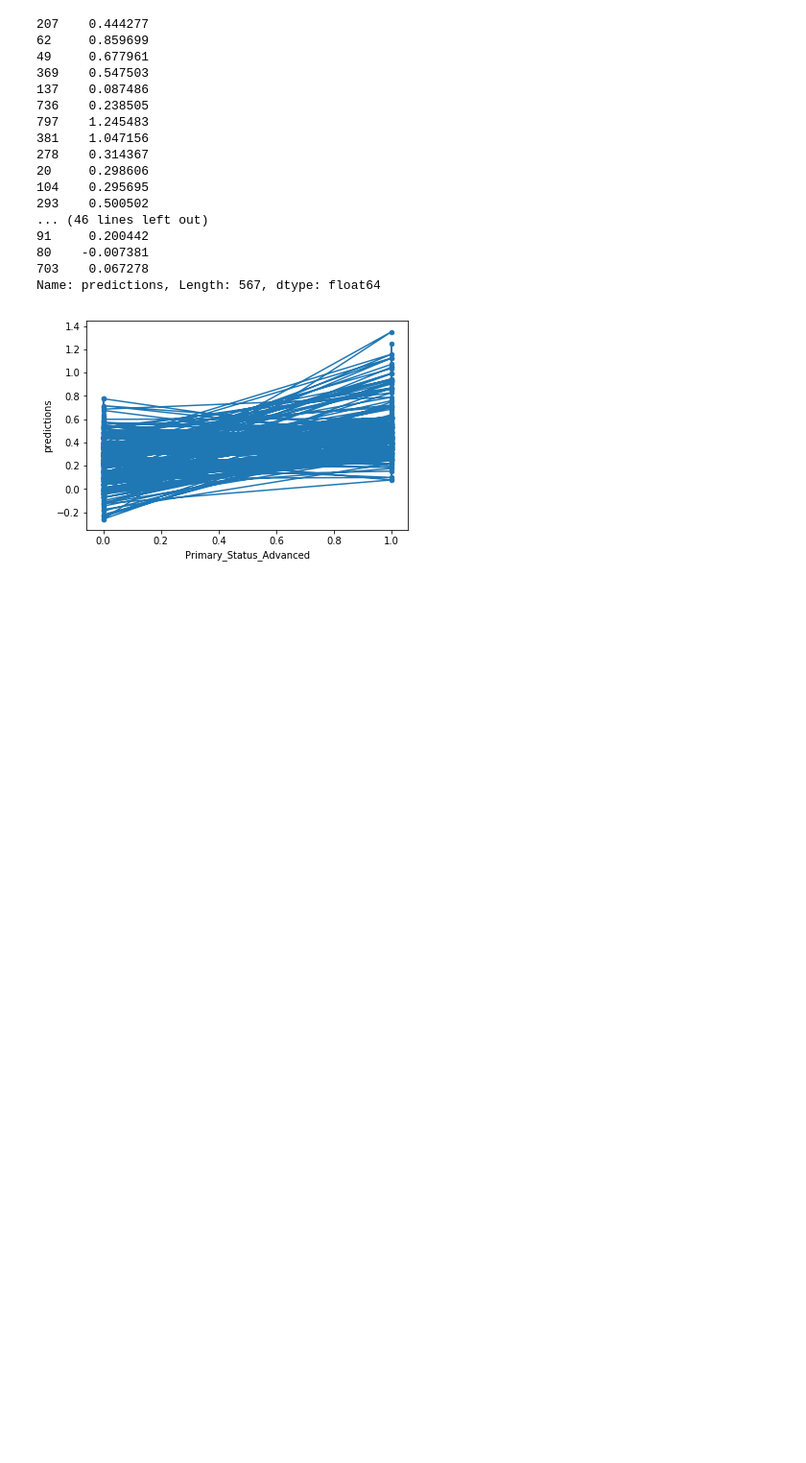
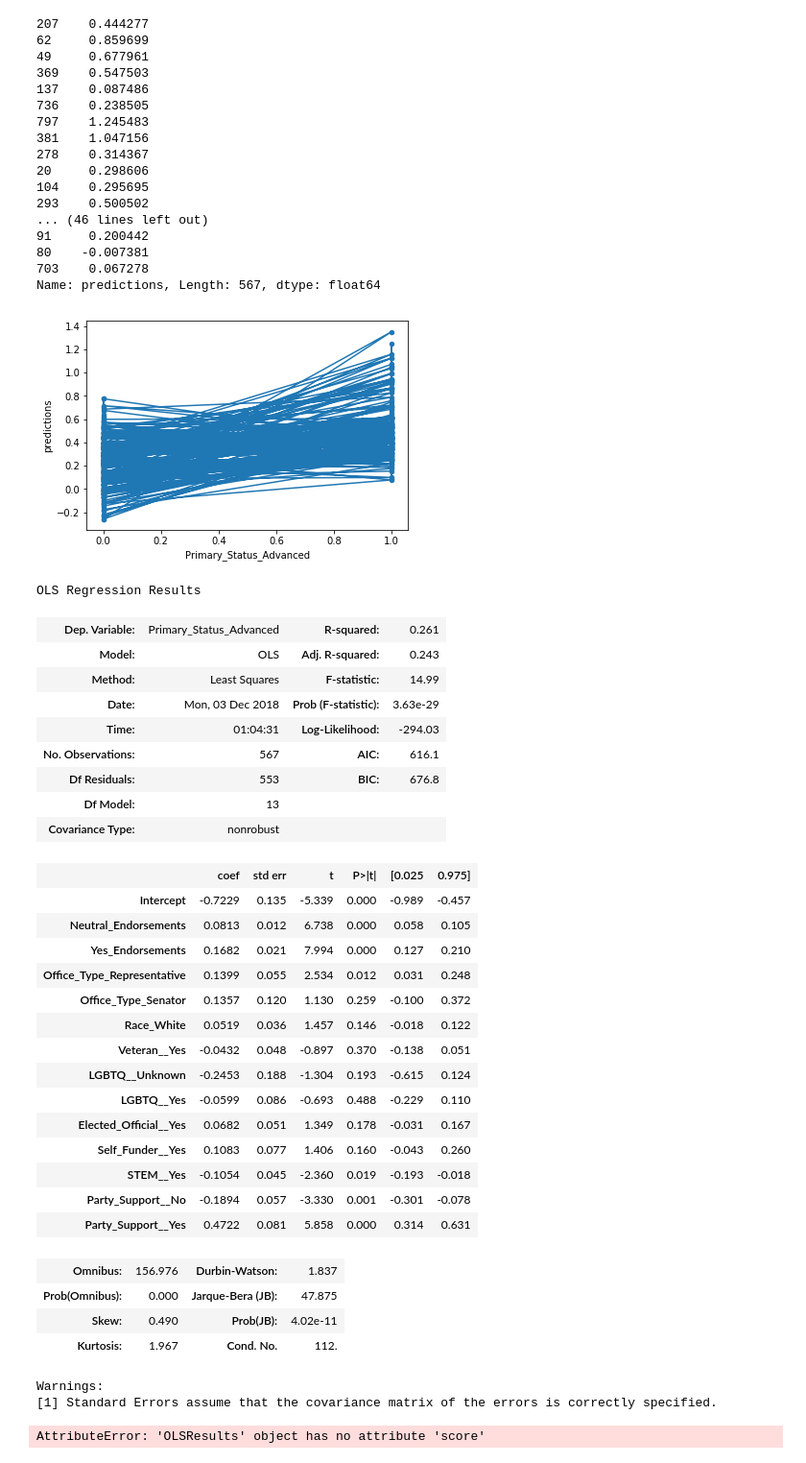
Before and after one commit to shannongatta1/info370finalproject, a Jupyter notebook: Python/julia-selection-2.ipynb, the cells around one changed output. Shown at 96% size. Saved outputs shown, nothing was run; the diff lists cells and outputs as text; code cells hidden in the pictures; blank space fills up the shorter version.

Commit message:
added r squared value to model accuracy and got predictions for test data

```diff
--- a/Python/julia-selection-2.ipynb
+++ b/Python/julia-selection-2.ipynb
@@ -98,0 +101,38 @@ plt.show()
+# %%
+multiple.summary()
+# %% [output]
+OLS Regression Results
+| Dep. Variable: | Primary_Status_Advanced | R-squared: | 0.261 |
+| Model: | OLS | Adj. R-squared: | 0.243 |
+| Method: | Least Squares | F-statistic: | 14.99 |
+| Date: | Mon, 03 Dec 2018 | Prob (F-statistic): | 3.63e-29 |
+| Time: | 01:04:31 | Log-Likelihood: | -294.03 |
+| No. Observations: | 567 | AIC: | 616.1 |
+| Df Residuals: | 553 | BIC: | 676.8 |
+| Df Model: | 13 |  |  |
+| Covariance Type: | nonrobust |  |  |
+|  | coef | std err | t | P>|t| | [0.025 | 0.975] |
+| Intercept | -0.7229 | 0.135 | -5.339 | 0.000 | -0.989 | -0.457 |
+| Neutral_Endorsements | 0.0813 | 0.012 | 6.738 | 0.000 | 0.058 | 0.105 |
+| Yes_Endorsements | 0.1682 | 0.021 | 7.994 | 0.000 | 0.127 | 0.210 |
+| Office_Type_Representative | 0.1399 | 0.055 | 2.534 | 0.012 | 0.031 | 0.248 |
+| Office_Type_Senator | 0.1357 | 0.120 | 1.130 | 0.259 | -0.100 | 0.372 |
+| Race_White | 0.0519 | 0.036 | 1.457 | 0.146 | -0.018 | 0.122 |
+| Veteran__Yes | -0.0432 | 0.048 | -0.897 | 0.370 | -0.138 | 0.051 |
+| LGBTQ__Unknown | -0.2453 | 0.188 | -1.304 | 0.193 | -0.615 | 0.124 |
+| LGBTQ__Yes | -0.0599 | 0.086 | -0.693 | 0.488 | -0.229 | 0.110 |
+| Elected_Official__Yes | 0.0682 | 0.051 | 1.349 | 0.178 | -0.031 | 0.167 |
+| Self_Funder__Yes | 0.1083 | 0.077 | 1.406 | 0.160 | -0.043 | 0.260 |
+| STEM__Yes | -0.1054 | 0.045 | -2.360 | 0.019 | -0.193 | -0.018 |
+| Party_Support__No | -0.1894 | 0.057 | -3.330 | 0.001 | -0.301 | -0.078 |
+| Party_Support__Yes | 0.4722 | 0.081 | 5.858 | 0.000 | 0.314 | 0.631 |
+| Omnibus: | 156.976 | Durbin-Watson: | 1.837 |
+| Prob(Omnibus): | 0.000 | Jarque-Bera (JB): | 47.875 |
+| Skew: | 0.490 | Prob(JB): | 4.02e-11 |
+| Kurtosis: | 1.967 | Cond. No. | 112. |
+Warnings:
+[1] Standard Errors assume that the covariance matrix of the errors is correctly specified.
+# %%
+multiple.score(test_predictions, test_outcome.values)
+# %% [output]
+AttributeError: 'OLSResults' object has no attribute 'score'
```
Also changed, not shown: parts of 2 cells of this notebook, 1 other file.
